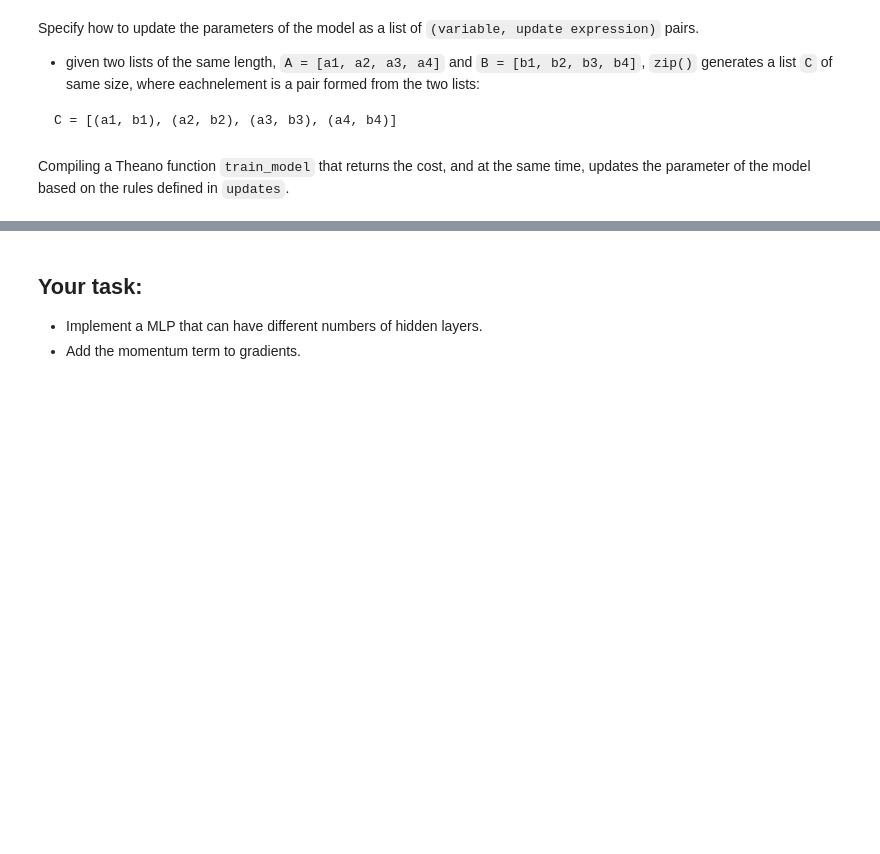
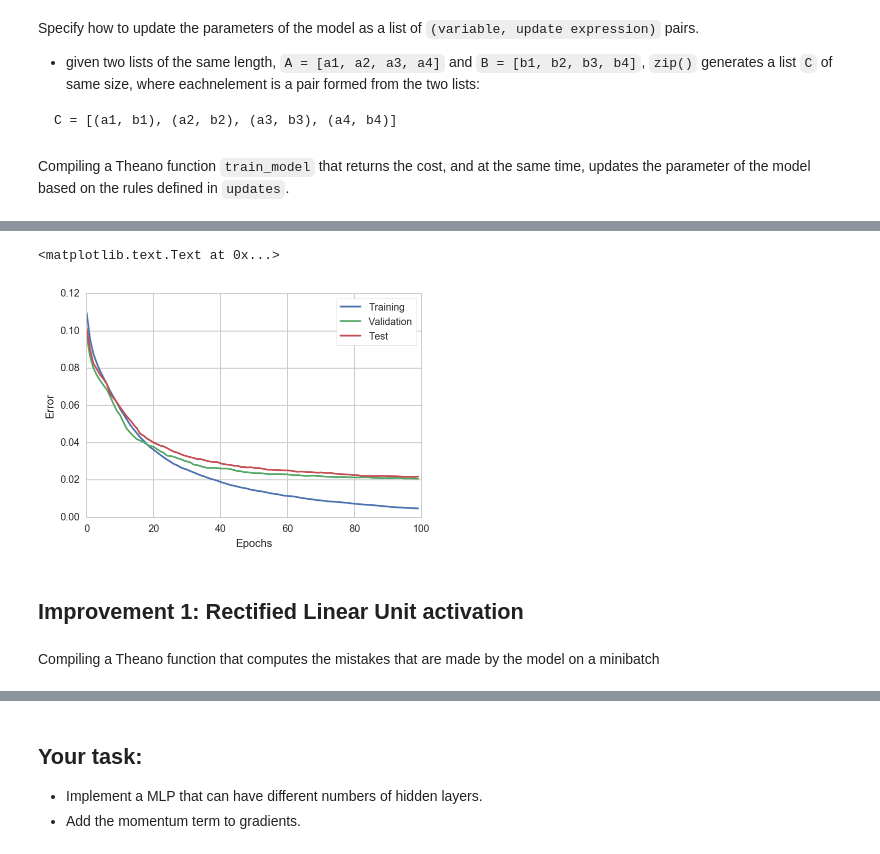
Before and after one commit to lmarti/machine-learning, a Jupyter notebook: 05. Programming Neural Networks.ipynb, the cells around one changed output, grey strips where cells are left out. Drawn from its saved outputs; the diff is of its cells as text; code cells hidden in the pictures; blank space fills up the shorter version.

```diff
--- a/05. Programming Neural Networks.ipynb
+++ b/05. Programming Neural Networks.ipynb
@@ -692,28 +652,14 @@ classifier = MLP(
 # %% [markdown]
 The cost we minimize during training is the negative log likelihood of the model plus the regularization terms (L1 and L2); cost is expressed here symbolically.
 # %%
-cost = (
-    classifier.negative_log_likelihood(y)
-    + L1_reg * classifier.L1
-    + L2_reg * classifier.L2_sqr
-)
+cost = classifier.negative_log_likelihood(y) + L1_reg * classifier.L1 + L2_reg * classifier.L2_sqr
 # %% [markdown]
 Compiling a Theano function that computes the mistakes that are made by the model on a minibatch
 # %%
-test_model = theano.function(
-    inputs=[index],
-    outputs=classifier.errors(y),
-    givens={
-        x: test_set_x[index * batch_size:(index + 1) * batch_size],
-        y: test_set_y[index * batch_size:(index + 1) * batch_size]
-    }
-)
+test_model = theano.function(inputs=[index], outputs=classifier.errors(y),
+                             givens={x: test_set_x[index * batch_size:(index + 1) * batch_size],
+                                     y: test_set_y[index * batch_size:(index + 1) * batch_size]})
 # %%
-validate_model = theano.function(
-    inputs=[index],
-    outputs=classifier.errors(y),
-    givens={
-        x: valid_set_x[index * batch_size:(index + 1) * batch_size],
-        y: valid_set_y[index * batch_size:(index + 1) * batch_size]
-    }
-)
+validate_model = theano.function(inputs=[index], outputs=classifier.errors(y),
+                                 givens={x: valid_set_x[index * batch_size:(index + 1) * batch_size],
+                                         y: valid_set_y[index * batch_size:(index + 1) * batch_size]})
@@ -830,0 +697,4 @@ KeyboardInterrupt:
+# %%
+train_errors, validation_errors, test_errors = train(classifier, train_model, validate_model, test_model, 100,
+                                                     n_train_batches, n_valid_batches, n_test_batches,
+                                                     validation_frequency, verbose=True, log_results=True)
@@ -830,0 +719,11 @@ KeyboardInterrupt:
+# %%
+plt.plot(train_errors, label='Training')
+plt.plot(validation_errors, label='Validation')
+plt.plot(test_errors, label='Test')
+plt.legend(loc='best', frameon=True);
+plt.xlabel('Epochs');plt.ylabel('Error')
+# %% [output]
+<matplotlib.text.Text at 0x...>
+[figure, added]
+# %% [markdown]
+## Improvement 1: Rectified Linear Unit activation
@@ -830,0 +745,2 @@ KeyboardInterrupt:
+# %% [markdown]
+Compiling a Theano function that computes the mistakes that are made by the model on a minibatch
```
Also changed, not shown: parts of 40 cells of this notebook, 23 other files.
